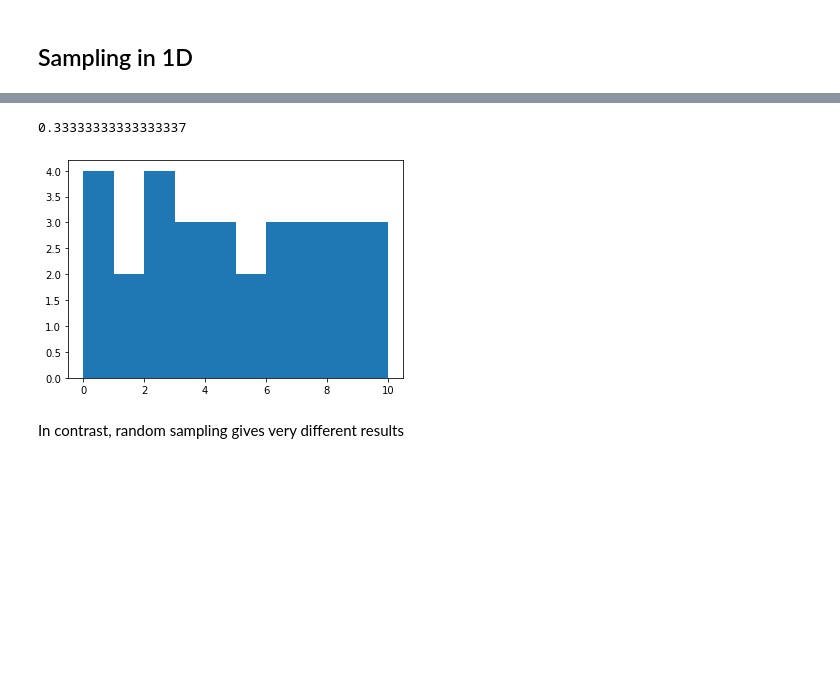
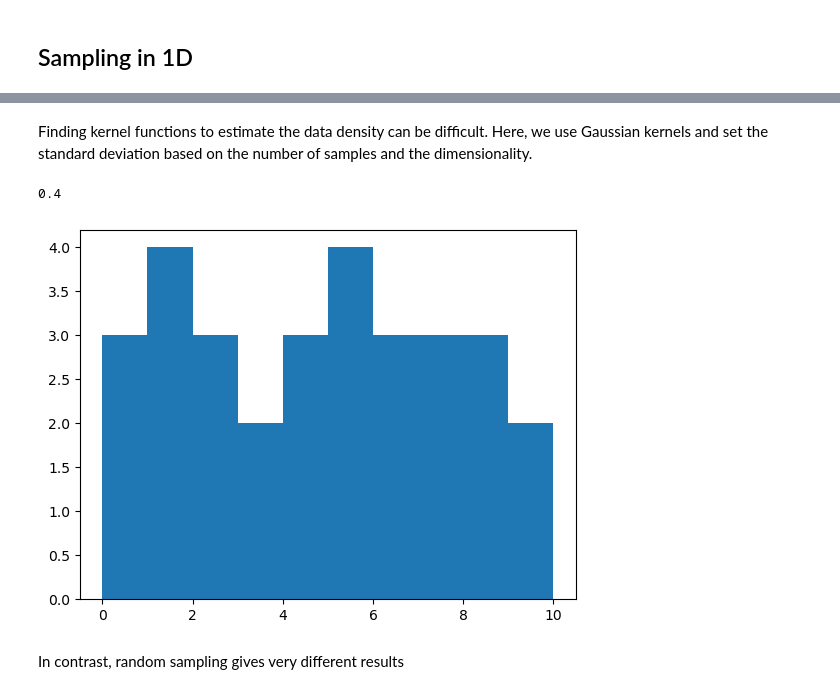
Before and after one commit to TobiasRp/vc_sample, a Jupyter notebook: notebooks/sampling_examples.ipynb, the cells around one changed output, grey strips where cells are left out. Cells and saved outputs as stored; diff of their text form; code cells hidden in the pictures; blank space fills up the shorter version.

```diff
--- a/notebooks/sampling_examples.ipynb
+++ b/notebooks/sampling_examples.ipynb
@@ -26,10 +30,10 @@ plt.hist(xs);
+# %% [markdown]
+Finding kernel functions to estimate the data density can be difficult. Here, we use Gaussian kernels and set the standard deviation based on the number of samples and the dimensionality.
 # %%
-num_samples = 30
-
-kernel_scale1d = 0.1 * kernel_scale_factor(dimensionality=1, num_points=100, num_samples=num_samples)
+kernel_scale1d = 0.12 * kernel_scale_factor(dimensionality=1, num_points=100, num_samples=num_samples)
 kernel_scale1d
 # %% [output]
-0.33333333333333337
+0.4
 # %%
 density_estimator = KernelDensityEstimator(points, GaussianKernel(sigma=kernel_scale1d))
 vc = VoidAndCluster(density_estimator, points.shape[0], num_initial_samples=10)
@@ -37,9 +41,9 @@ vc = VoidAndCluster(density_estimator, points.shape[0], num_initial_samples=10)
 sample_indices = vc.sample(size=num_samples)
 samples = points[sample_indices]
 # %%
-plt.hist(samples);
+plt.hist(samples, bins=10);
 # %% [output]
-[figure, old version]
+[figure, new version]
 # %% [markdown]
 In contrast, random sampling gives very different results
 # %%
```
Also changed, not shown: parts of 21 cells of this notebook, 7 other files.
